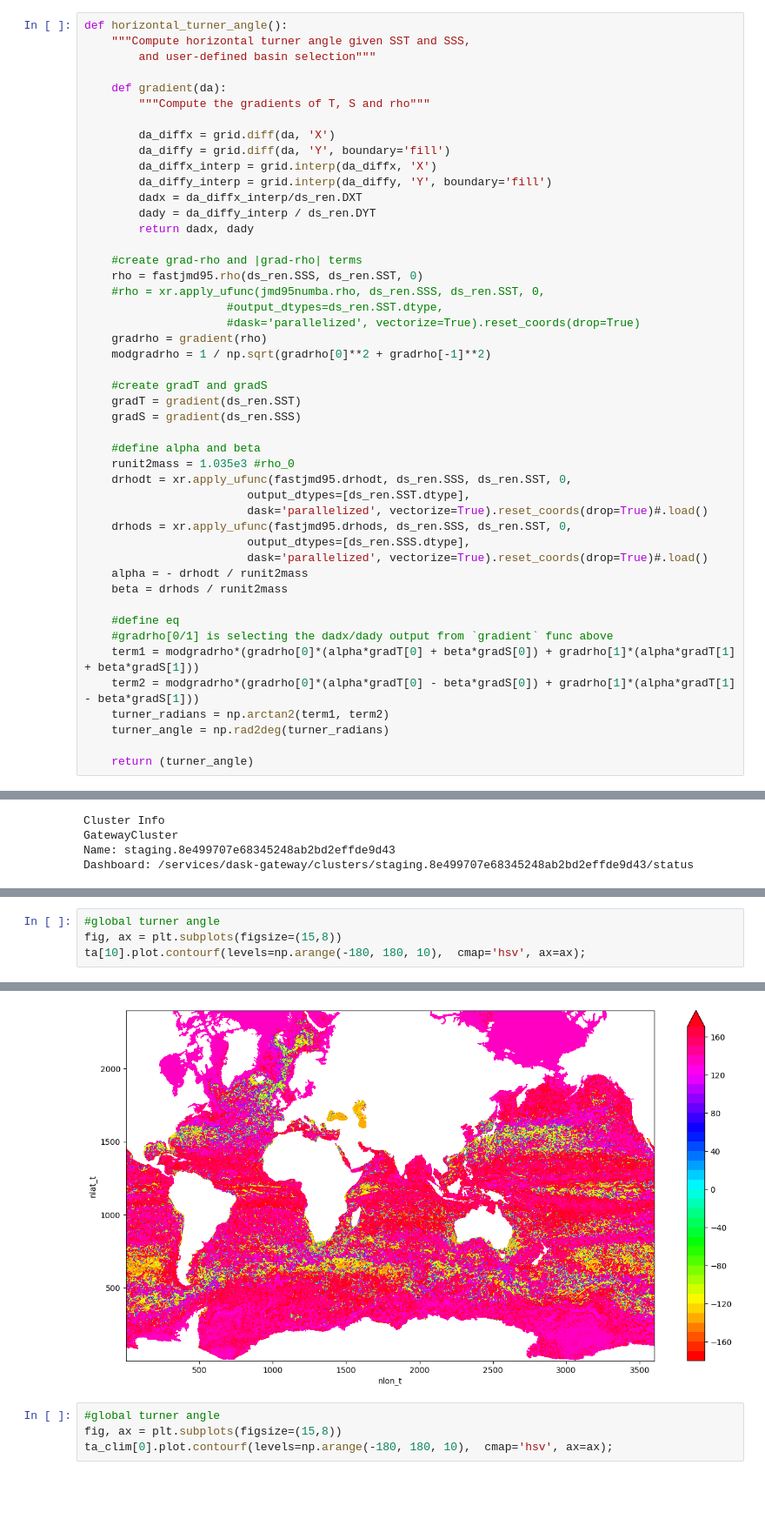
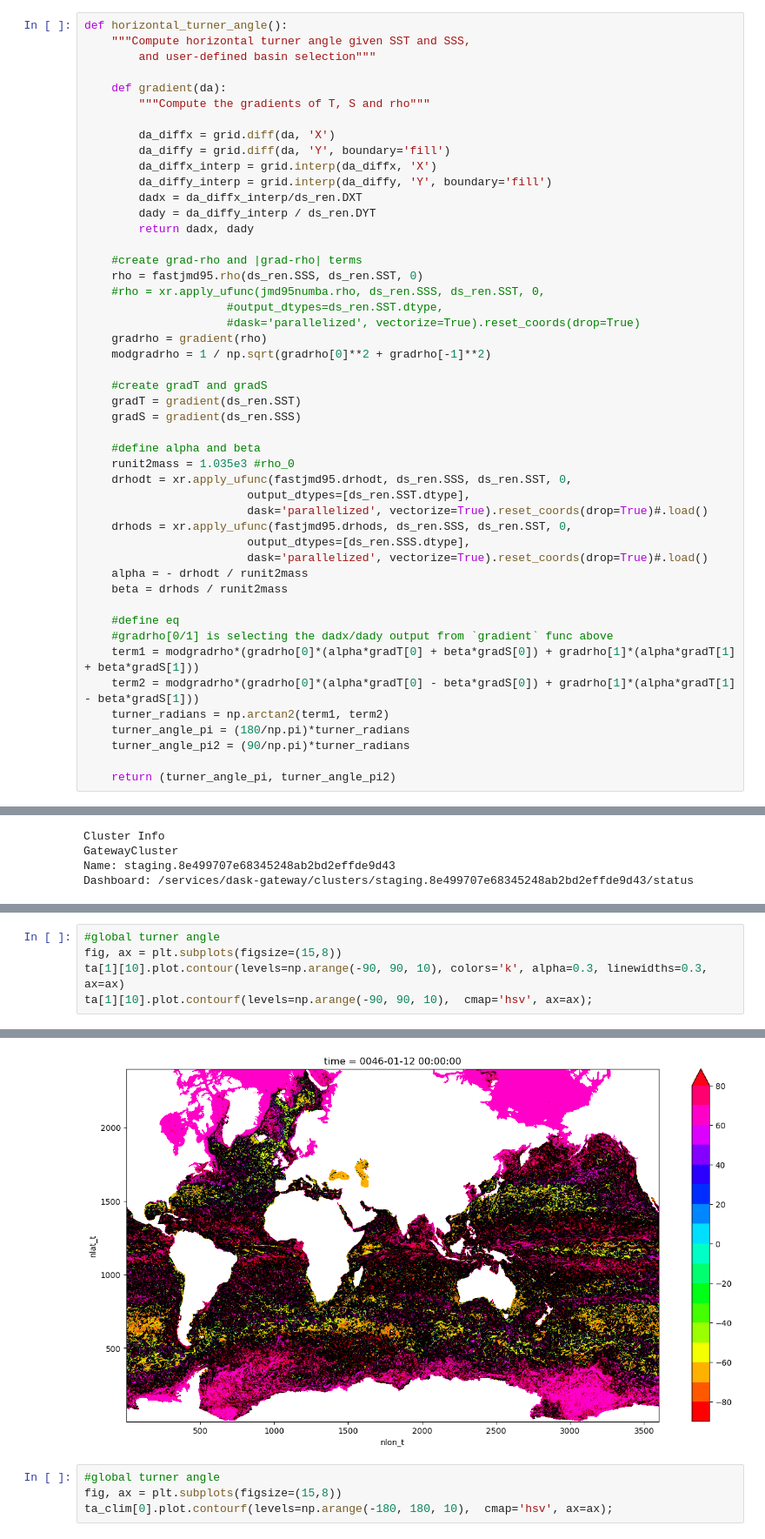
Before and after one commit to shanicetbailey/SST-gradients, a Jupyter notebook: CESM/3_horiz_turner_angle.ipynb, the cells around one changed output, grey strips where cells are left out. Shown at 87% size. Cells and saved outputs as stored; diff of their text form; blank space fills up the shorter version.

```diff
--- a/CESM/3_horiz_turner_angle.ipynb
+++ b/CESM/3_horiz_turner_angle.ipynb
@@ -135,9 +133,10 @@ def horizontal_turner_angle():
     term1 = modgradrho*(gradrho[0]*(alpha*gradT[0] + beta*gradS[0]) + gradrho[1]*(alpha*gradT[1] + beta*gradS[1]))
     term2 = modgradrho*(gradrho[0]*(alpha*gradT[0] - beta*gradS[0]) + gradrho[1]*(alpha*gradT[1] - beta*gradS[1]))
     turner_radians = np.arctan2(term1, term2)
-    turner_angle = np.rad2deg(turner_radians)
+    turner_angle_pi = (180/np.pi)*turner_radians
+    turner_angle_pi2 = (90/np.pi)*turner_radians
 
-    return (turner_angle)
+    return (turner_angle_pi, turner_angle_pi2)
 # %%
 #weddell region
 selection = dict(time=10, nlon_t=slice(470, 1000), nlat_t=slice(0,500))
@@ -265,5 +280,6 @@ Dashboard: /services/dask-gateway/clusters/staging.8e499707e68345248ab2bd2effde9
 # %%
 #global turner angle
 fig, ax = plt.subplots(figsize=(15,8))
-ta[10].plot.contourf(levels=np.arange(-180, 180, 10),  cmap='hsv', ax=ax);
+ta[1][10].plot.contour(levels=np.arange(-90, 90, 10), colors='k', alpha=0.3, linewidths=0.3, ax=ax)
+ta[1][10].plot.contourf(levels=np.arange(-90, 90, 10),  cmap='hsv', ax=ax);
 # %% [output]
@@ -270,4 +304,4 @@ ta[10].plot.contourf(levels=np.arange(-180, 180, 10),  cmap='hsv', ax=ax);
-[figure, old version]
+[figure, new version]
 # %%
 #global turner angle
 fig, ax = plt.subplots(figsize=(15,8))
```
Also changed, not shown: parts of 8 cells of this notebook.
